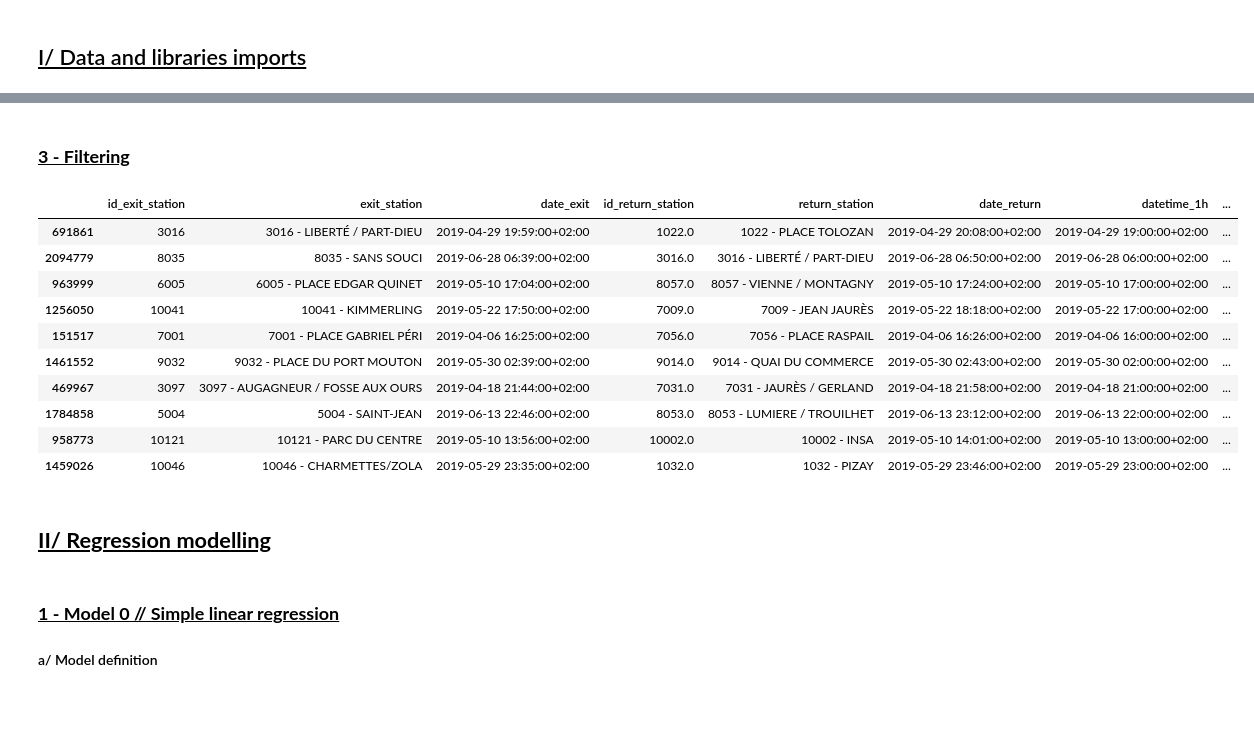
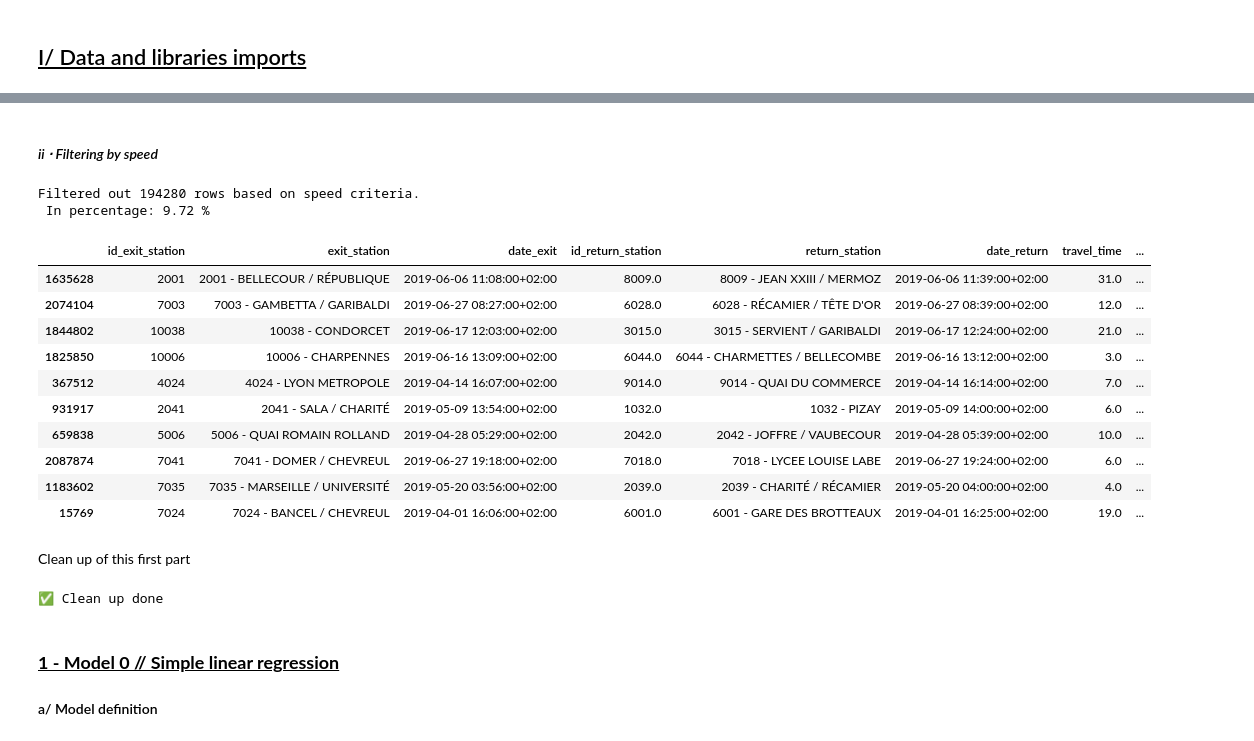
Before and after one commit to Echoo7/Machine-Learning-Project, a Jupyter notebook: Notebook_ghislain_clusters.ipynb, the cells around one changed output, grey strips where cells are left out. Saved outputs shown, nothing was run; the diff lists cells and outputs as text; code cells hidden in the pictures; blank space fills up the shorter version.

Commit message:
Popularity based clusters

```diff
--- a/Notebook_ghislain_clusters.ipynb
+++ b/Notebook_ghislain_clusters.ipynb
@@ -93,3 +108,0 @@ Reading file /home/ghislain/data_relou/VELO-LYON/Trajets VELOV 2019/VELOV_TRAJET
-# %%
-df_lyon['datetime_1h'] = df_lyon['date_exit'].dt.floor("1h")
-df_lyon.head()
@@ -106,6 +113,4 @@ df_lyon.head()
 # %%
-df_lyon['day'] = df_lyon.date_exit.dt.day_of_week
-df_lyon['month'] = df_lyon.date_exit.dt.month
 df_lyon['travel_time'] =  (df_lyon.date_return-df_lyon.date_exit).dt.total_seconds()/60
 df_lyon.head()
 # %% [output]
@@ -136,24 +161,46 @@ NameError: name 'pairwise_distances' is not defined
 # %% [markdown]
-###  <u> **3 - Filtering** </u>
+#### *ii ⋅ Filtering by speed*
 # %%
+# As we cannot say anything about trips starting and ending at the same station, we will remove them
 df_lyon = df_lyon[df_lyon.id_exit_station != df_lyon.id_return_station]
-df_lyon = df_lyon[df_lyon.travel_time<30]
-df_lyon = df_lyon[df_lyon.travel_time>0]
+
+shape_before = df_lyon.shape
+# We will only keep trips with a reasonnable overall speed, so ranging from 5 km/h to 16 km/h
+# 5 km/h = 5000 m / 60 min = 83.33 m/min
+# 16 km/h = 16000 m / 60 min = 266.67 m/min
+df_lyon = df_lyon[df_lyon.distance/df_lyon.travel_time>=83.33]
+df_lyon = df_lyon[df_lyon.distance/df_lyon.travel_time<=266.67]
+
+print(f"Filtered out {shape_before[0]-df_lyon.shape[0]} rows based on speed criteria.")
+print(" In percentage:", round(100*(shape_before[0]-df_lyon.shape[0])/shape_before[0],2), "%")
+
+#Clean up
+del shape_before
+df_lyon.dropna(inplace=True)
 df_lyon.sample(10)
 # %% [output]
+Filtered out 194280 rows based on speed criteria.
+ In percentage: 9.72 %
-|  | id_exit_station | exit_station | date_exit | id_return_station | return_station | date_return | datetime_1h | ... |
-| 691861 | 3016 | 3016 - LIBERTÉ / PART-DIEU | 2019-04-29 19:59:00+02:00 | 1022.0 | 1022 - PLACE TOLOZAN | 2019-04-29 20:08:00+02:00 | 2019-04-29 19:00:00+02:00 | ... |
-| 2094779 | 8035 | 8035 - SANS SOUCI | 2019-06-28 06:39:00+02:00 | 3016.0 | 3016 - LIBERTÉ / PART-DIEU | 2019-06-28 06:50:00+02:00 | 2019-06-28 06:00:00+02:00 | ... |
-| 963999 | 6005 | 6005 - PLACE EDGAR QUINET | 2019-05-10 17:04:00+02:00 | 8057.0 | 8057 - VIENNE / MONTAGNY | 2019-05-10 17:24:00+02:00 | 2019-05-10 17:00:00+02:00 | ... |
-| 1256050 | 10041 | 10041 - KIMMERLING | 2019-05-22 17:50:00+02:00 | 7009.0 | 7009 - JEAN JAURÈS | 2019-05-22 18:18:00+02:00 | 2019-05-22 17:00:00+02:00 | ... |
-| 151517 | 7001 | 7001 - PLACE GABRIEL PÉRI | 2019-04-06 16:25:00+02:00 | 7056.0 | 7056 - PLACE RASPAIL | 2019-04-06 16:26:00+02:00 | 2019-04-06 16:00:00+02:00 | ... |
-| 1461552 | 9032 | 9032 - PLACE DU PORT MOUTON | 2019-05-30 02:39:00+02:00 | 9014.0 | 9014 - QUAI DU COMMERCE | 2019-05-30 02:43:00+02:00 | 2019-05-30 02:00:00+02:00 | ... |
-| 469967 | 3097 | 3097 - AUGAGNEUR / FOSSE AUX OURS | 2019-04-18 21:44:00+02:00 | 7031.0 | 7031 - JAURÈS / GERLAND | 2019-04-18 21:58:00+02:00 | 2019-04-18 21:00:00+02:00 | ... |
-| 1784858 | 5004 | 5004 - SAINT-JEAN | 2019-06-13 22:46:00+02:00 | 8053.0 | 8053 - LUMIERE / TROUILHET | 2019-06-13 23:12:00+02:00 | 2019-06-13 22:00:00+02:00 | ... |
-| 958773 | 10121 | 10121 - PARC DU CENTRE | 2019-05-10 13:56:00+02:00 | 10002.0 | 10002 - INSA | 2019-05-10 14:01:00+02:00 | 2019-05-10 13:00:00+02:00 | ... |
-| 1459026 | 10046 | 10046 - CHARMETTES/ZOLA | 2019-05-29 23:35:00+02:00 | 1032.0 | 1032 - PIZAY | 2019-05-29 23:46:00+02:00 | 2019-05-29 23:00:00+02:00 | ... |
+|  | id_exit_station | exit_station | date_exit | id_return_station | return_station | date_return | travel_time | ... |
+| 1635628 | 2001 | 2001 - BELLECOUR / RÉPUBLIQUE | 2019-06-06 11:08:00+02:00 | 8009.0 | 8009 - JEAN XXIII / MERMOZ | 2019-06-06 11:39:00+02:00 | 31.0 | ... |
+| 2074104 | 7003 | 7003 - GAMBETTA / GARIBALDI | 2019-06-27 08:27:00+02:00 | 6028.0 | 6028 - RÉCAMIER / TÊTE D'OR | 2019-06-27 08:39:00+02:00 | 12.0 | ... |
+| 1844802 | 10038 | 10038 - CONDORCET | 2019-06-17 12:03:00+02:00 | 3015.0 | 3015 - SERVIENT / GARIBALDI | 2019-06-17 12:24:00+02:00 | 21.0 | ... |
+| 1825850 | 10006 | 10006 - CHARPENNES | 2019-06-16 13:09:00+02:00 | 6044.0 | 6044 - CHARMETTES / BELLECOMBE | 2019-06-16 13:12:00+02:00 | 3.0 | ... |
+| 367512 | 4024 | 4024 - LYON METROPOLE | 2019-04-14 16:07:00+02:00 | 9014.0 | 9014 - QUAI DU COMMERCE | 2019-04-14 16:14:00+02:00 | 7.0 | ... |
+| 931917 | 2041 | 2041 - SALA / CHARITÉ | 2019-05-09 13:54:00+02:00 | 1032.0 | 1032 - PIZAY | 2019-05-09 14:00:00+02:00 | 6.0 | ... |
+| 659838 | 5006 | 5006 - QUAI ROMAIN ROLLAND | 2019-04-28 05:29:00+02:00 | 2042.0 | 2042 - JOFFRE / VAUBECOUR | 2019-04-28 05:39:00+02:00 | 10.0 | ... |
+| 2087874 | 7041 | 7041 - DOMER / CHEVREUL | 2019-06-27 19:18:00+02:00 | 7018.0 | 7018 - LYCEE LOUISE LABE | 2019-06-27 19:24:00+02:00 | 6.0 | ... |
+| 1183602 | 7035 | 7035 - MARSEILLE / UNIVERSITÉ | 2019-05-20 03:56:00+02:00 | 2039.0 | 2039 - CHARITÉ / RÉCAMIER | 2019-05-20 04:00:00+02:00 | 4.0 | ... |
+| 15769 | 7024 | 7024 - BANCEL / CHEVREUL | 2019-04-01 16:06:00+02:00 | 6001.0 | 6001 - GARE DES BROTTEAUX | 2019-04-01 16:25:00+02:00 | 19.0 | ... |
-# %% [markdown]
-## <u> **II/ Regression modelling** </u>
+# %% [markdown]
+Clean up of this first part
+# %%
+# del unused_here_yet, BASE_PATH, LYON_PATH, LYON_LOCATIONS, LYON_CENTER
+del read_whole_pandas_df, alt_path
+df_lyon.dropna(inplace=True)
+print("✅ Clean up done")
+# %% [output]
+✅ Clean up done
 # %% [markdown]
 ###  <u> **1 - Model 0 // Simple linear regression** </u>
 #### a/ Model definition
```
Also changed, not shown: parts of 43 cells of this notebook.
